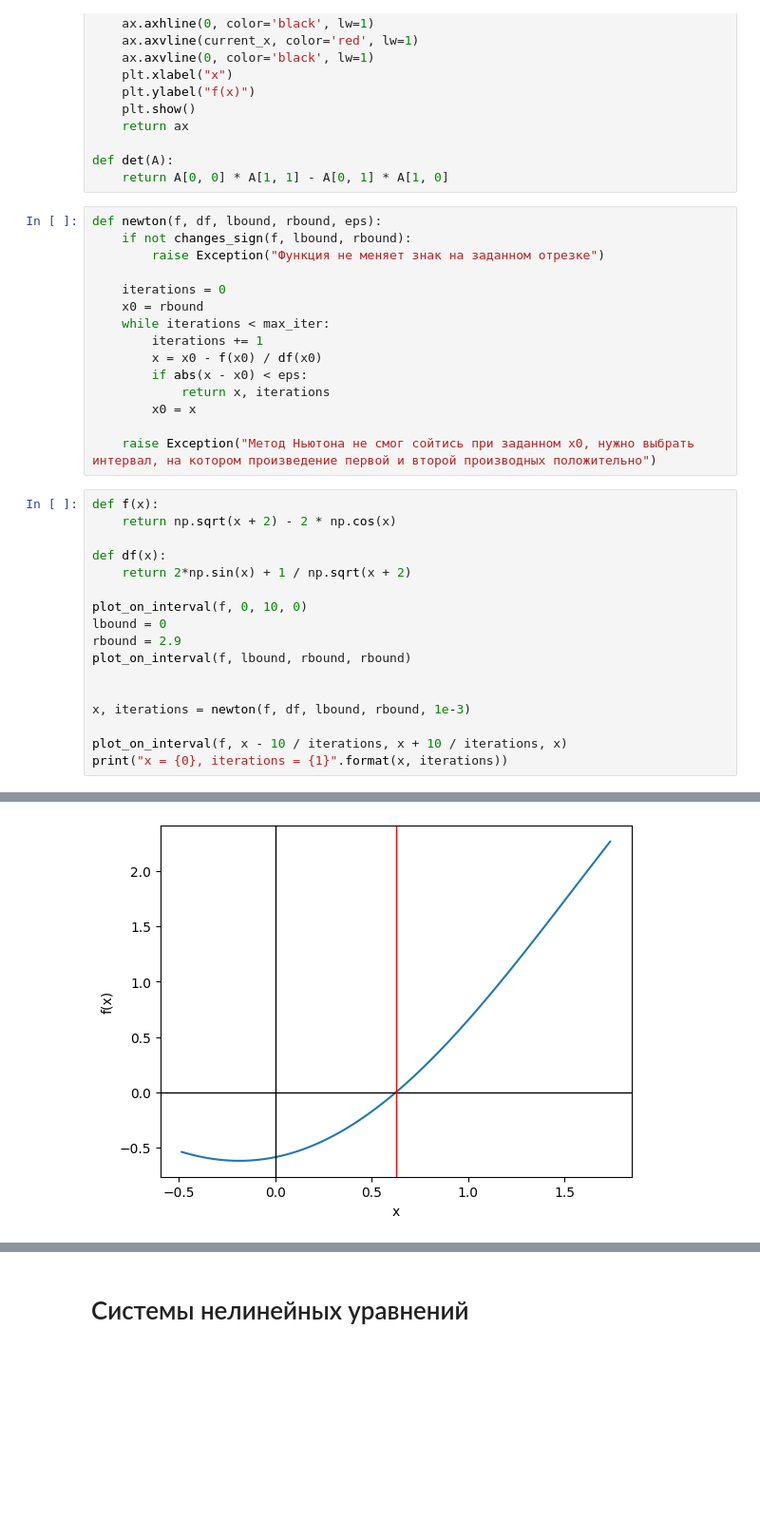
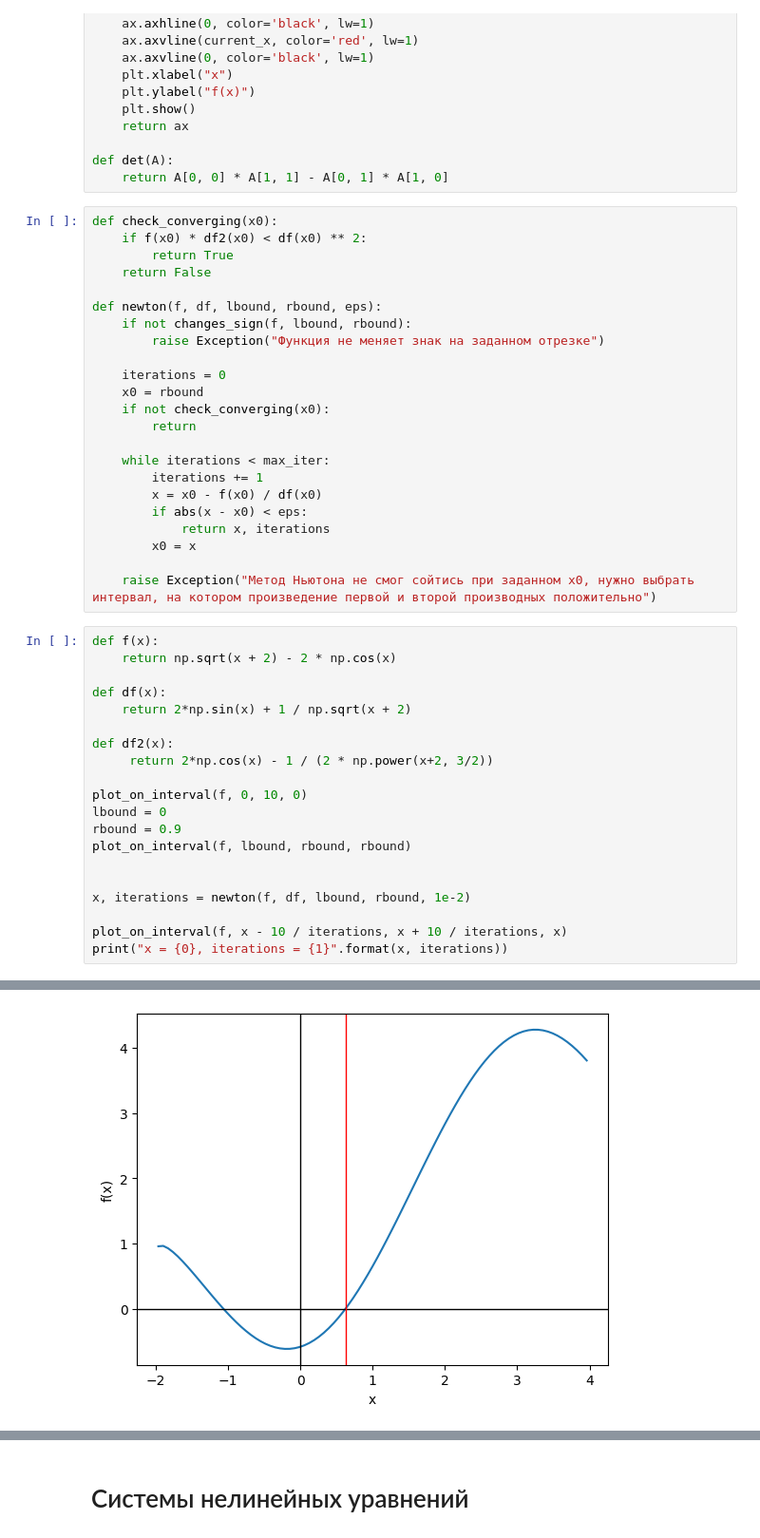
Before and after one commit to sikorskii/numeric_methods, a Jupyter notebook: NM2/lab.ipynb, the cells around one changed output, grey strips where cells are left out. Shown: that part at 95% size. Drawn from its saved outputs; the diff is of its cells as text; blank space fills up the shorter version.

Commit message:
NM2. add iterations convergence asserts

```diff
--- a/NM2/lab.ipynb
+++ b/NM2/lab.ipynb
@@ -26,12 +26,20 @@ def plot_on_interval(f, a, b, current_x):
 def det(A):
     return A[0, 0] * A[1, 1] - A[0, 1] * A[1, 0]
 # %%
+def check_converging(x0):
+    if f(x0) * df2(x0) < df(x0) ** 2:
+        return True
+    return False
+
 def newton(f, df, lbound, rbound, eps):
     if not changes_sign(f, lbound, rbound):
         raise Exception("Функция не меняет знак на заданном отрезке")
 
     iterations = 0
     x0 = rbound
+    if not check_converging(x0):
+        return
+
     while iterations < max_iter:
         iterations += 1
         x = x0 - f(x0) / df(x0)
@@ -47,13 +55,16 @@ def f(x):
 def df(x):
     return 2*np.sin(x) + 1 / np.sqrt(x + 2)
 
+def df2(x):
+     return 2*np.cos(x) - 1 / (2 * np.power(x+2, 3/2))
+
 plot_on_interval(f, 0, 10, 0)
 lbound = 0
-rbound = 2.9
+rbound = 0.9
 plot_on_interval(f, lbound, rbound, rbound)
 
 
-x, iterations = newton(f, df, lbound, rbound, 1e-3)
+x, iterations = newton(f, df, lbound, rbound, 1e-2)
 
 plot_on_interval(f, x - 10 / iterations, x + 10 / iterations, x)
 print("x = {0}, iterations = {1}".format(x, iterations))
@@ -63 +74 @@ print("x = {0}, iterations = {1}".format(x, iterations))
-[figure, old version]
+[figure, new version]
```
Also changed, not shown: parts of 6 cells of this notebook.
